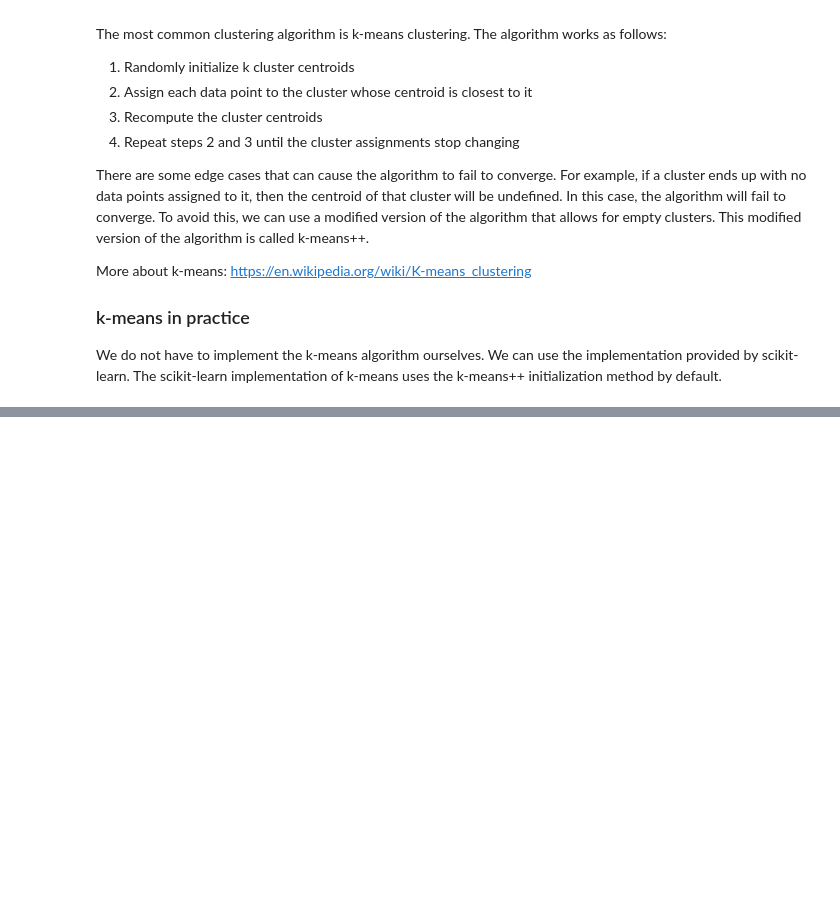
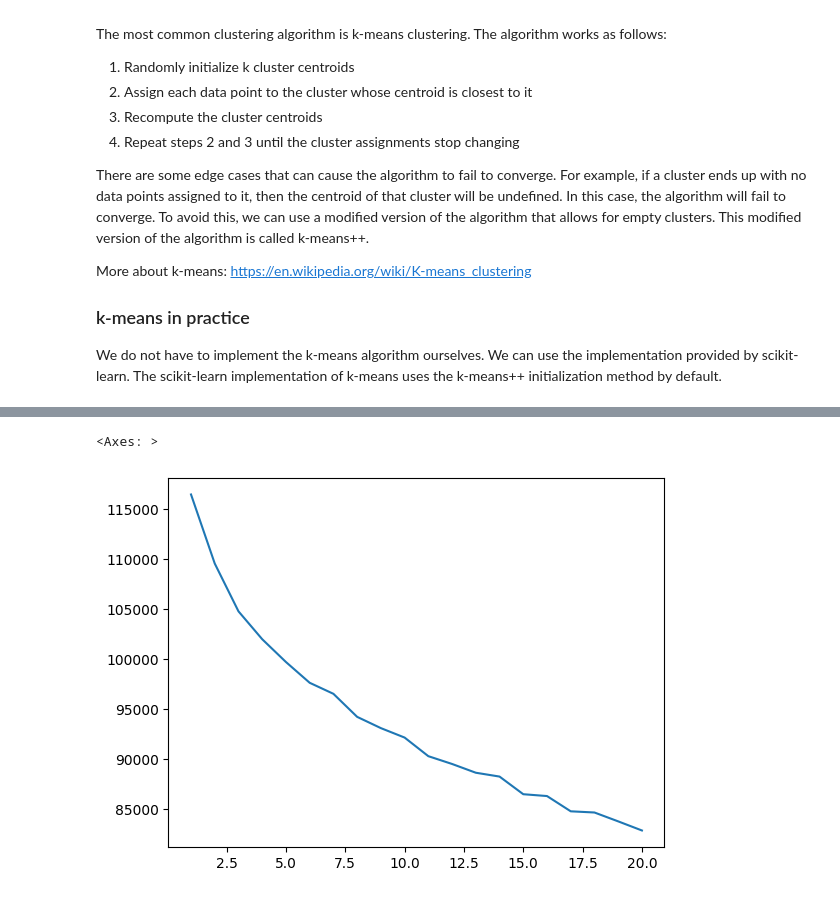
Before and after one commit to ValRCS/BSSDH_2023_workshop, a Jupyter notebook: notebooks/day2_part1_modeling.ipynb, the cells around one changed output, grey strips where cells are left out. Drawn from its saved outputs; the diff is of its cells as text; code cells hidden in the pictures; blank space fills up the shorter version.

Commit message:
save topic modeling

```diff
--- a/notebooks/day2_part1_modeling.ipynb
+++ b/notebooks/day2_part1_modeling.ipynb
@@ -35,0 +70,4 @@ We do not have to implement the k-means algorithm ourselves. We can use the impl
+# %%
+# url for our data in a pickle format on our repository
+url = "https://github.com/ValRCS/BSSDH_2023_workshop/raw/main/data/old_bailey_sample_1720_1913_cleaned_embeddings.pkl"
+print("Will import data from", url)
@@ -35,0 +228,5 @@ We do not have to implement the k-means algorithm ourselves. We can use the impl
+# %%
+# for the time being we will convert it to list of lists which is much less efficient but easier to work with
+X_list = df.doc2vec.apply(lambda x: list(x)).to_list()
+# let's check out first row
+print("First row of our list of lists", X_list[0])
@@ -35,0 +235,9 @@ We do not have to implement the k-means algorithm ourselves. We can use the impl
+# %%
+# in Machine Learning it is very common for training data to be in a form of list of lists
+# also it is common to call the process of building a model training
+# in sklearn as well as in gensim we will be using fit method to train our model
+# fit method expects a list of lists
+# let's train our model
+
+kmeans_model.fit(X_list)
+# we got a warning that in the future n_init will be changed to 10
@@ -35,0 +420,24 @@ We do not have to implement the k-means algorithm ourselves. We can use the impl
+# %%
+# now let's see if we can find the elbow of our kmeans model
+# we will calculate km.inertia_ for each number of clusters from 1 to 20
+# we will plot the results
+
+# let's create a list of inertia values
+inertia_values = []
+# let's create a list of number of clusters
+n_clusters = list(range(1, 21)) # 1 is kind of silly of course but we will do it for completeness
+
+from tqdm import tqdm # tqdm is a nice progress bar library
+
+# let's loop through our number of clusters
+# kmeans is fast enough and our dataset small enough so we can do it in a loop
+for n_cluster in tqdm(n_clusters):
+    # let's create a kmeans model
+    kmeans_model = KMeans(n_clusters=n_cluster, random_state=42, n_init=10)
+    # let's train our model
+    kmeans_model.fit(X_list)
+    # let's get inertia value
+    inertia_values.append(kmeans_model.inertia_)
+
+# let's check out our inertia values
+inertia_values
@@ -35,0 +473,6 @@ We do not have to implement the k-means algorithm ourselves. We can use the impl
+# %%
+# alternatively simpler graph using sns
+sns.lineplot(x=n_clusters, y=inertia_values)
+# %% [output]
+<Axes: >
+[figure, added]
```
Also changed, not shown: parts of 54 cells of this notebook, 1 other file.
